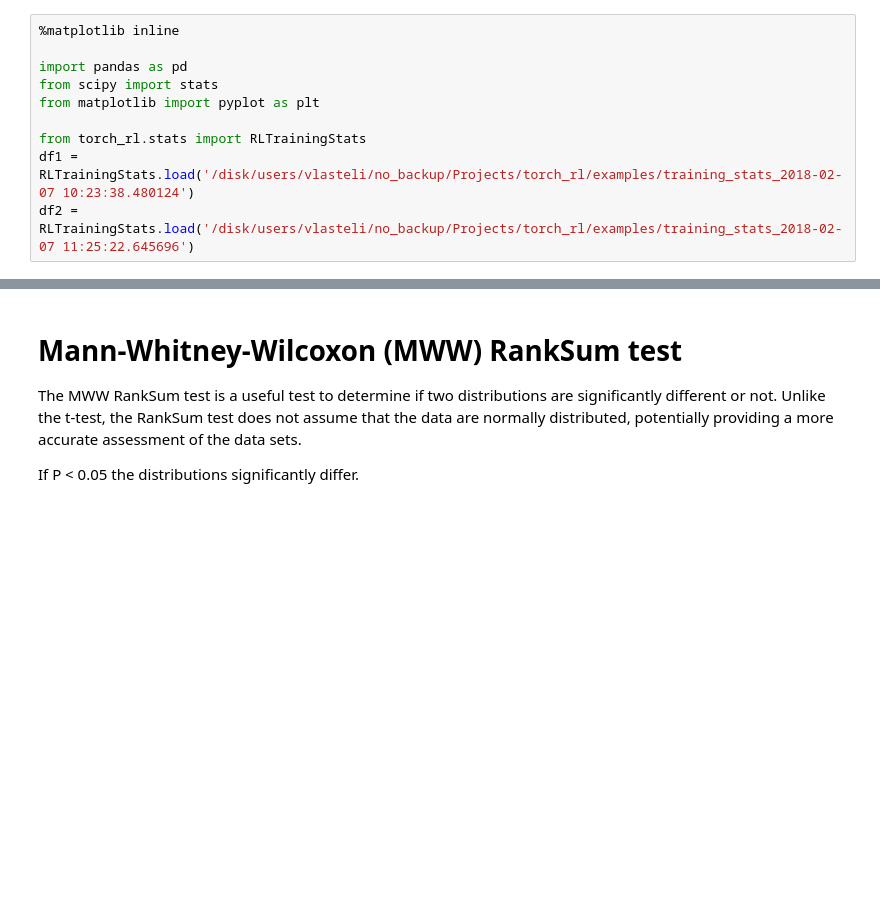
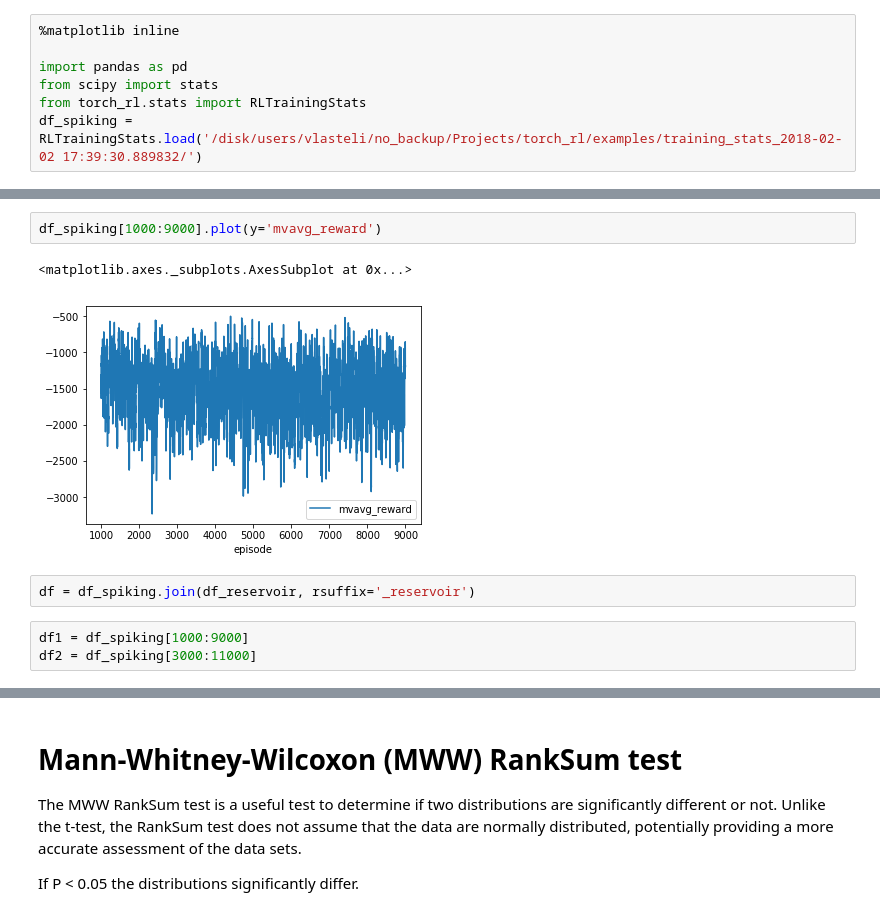
Before and after one commit to williamd4112/torch_rl, a Jupyter notebook: examples/data_analysis.ipynb, the cells around one changed output, grey strips where cells are left out. Saved outputs shown, nothing was run; the diff lists cells and outputs as text; blank space fills up the shorter version.

```diff
--- a/examples/data_analysis.ipynb
+++ b/examples/data_analysis.ipynb
@@ -3,8 +3,5 @@
 
 import pandas as pd
 from scipy import stats
-from matplotlib import pyplot as plt
-
 from torch_rl.stats import RLTrainingStats
-df1 = RLTrainingStats.load('/disk/users/vlasteli/no_backup/Projects/torch_rl/examples/training_stats_2018-02-07 10:23:38.480124')
-df2 = RLTrainingStats.load('/disk/users/vlasteli/no_backup/Projects/torch_rl/examples/training_stats_2018-02-07 11:25:22.645696')
+df_spiking = RLTrainingStats.load('/disk/users/vlasteli/no_backup/Projects/torch_rl/examples/training_stats_2018-02-02 17:39:30.889832/')
@@ -40,0 +8,10 @@ T-test P = 4.826864325226724e-217  < 0.1?
+# %%
+df_spiking[1000:9000].plot(y='mvavg_reward')
+# %% [output]
+<matplotlib.axes._subplots.AxesSubplot at 0x...>
+[figure, added]
+# %%
+df = df_spiking.join(df_reservoir, rsuffix='_reservoir')
+# %%
+df1 = df_spiking[1000:9000]
+df2 = df_spiking[3000:11000]
```
Also changed, not shown: parts of 3 cells of this notebook.
